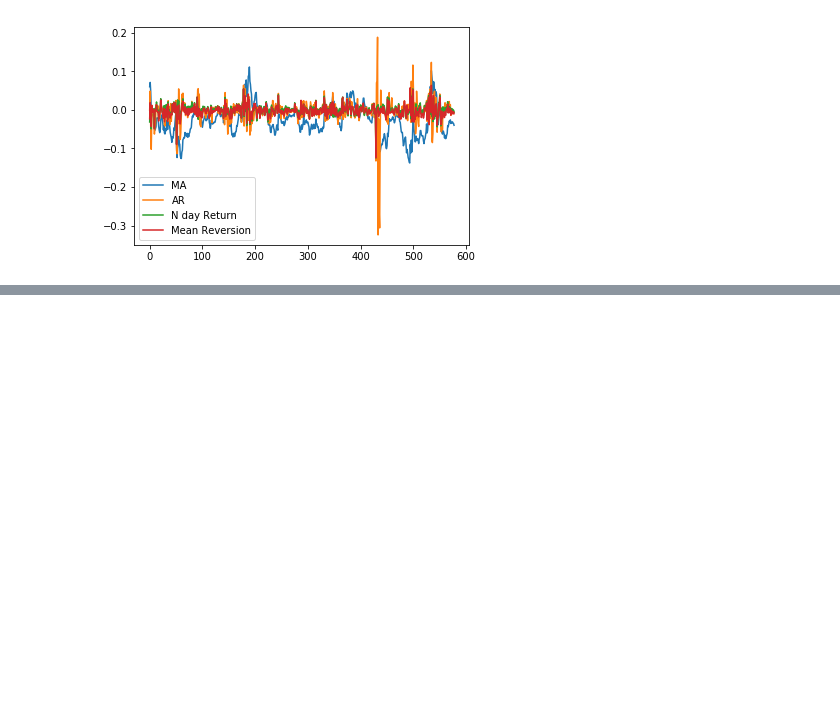
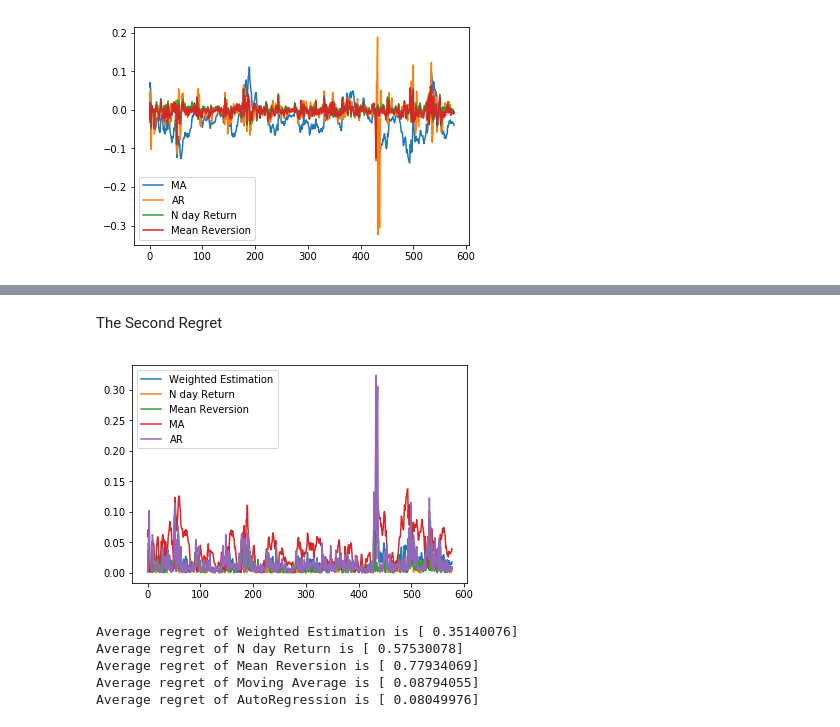
Before and after one commit to YangZhou7/Multi-Armed-Bandit-, a Jupyter notebook: WeightedEstimation.ipynb, the cells around one changed output, grey strips where cells are left out. Saved outputs shown, nothing was run; the diff lists cells and outputs as text; code cells hidden in the pictures; blank space fills up the shorter version.

```diff
--- a/WeightedEstimation.ipynb
+++ b/WeightedEstimation.ipynb
@@ -219,0 +230,46 @@ plt.show()
+# %% [markdown]
+The Second Regret
+# %%
+WEst = np.zeros(T-N_day)
+reg_ar = [0]
+reg_ma = [0]
+reg_nd = [0]
+reg_ou = [0]
+reg_we = [0]
+w_nd=[]
+w_ou=[]
+w_ar=[]
+w_ma=[]
+for t in range(T-N_day):
+    w_nd.append(np.exp(-reg_nd[0])/(np.exp(-reg_nd[0]) + np.exp(-reg_ou[0])+np.exp(-reg_ar[0]) + np.exp(-reg_ma[0])))
+    w_ou.append(np.exp(-reg_ou[0])/(np.exp(-reg_nd[0]) + np.exp(-reg_ou[0])+np.exp(-reg_ar[0]) + np.exp(-reg_ma[0])))
+    w_ar.append(np.exp(-reg_ar[0])/(np.exp(-reg_nd[0]) + np.exp(-reg_ou[0])+np.exp(-reg_ar[0]) + np.exp(-reg_ma[0])))
+    w_ma.append(np.exp(-reg_ma[0])/(np.exp(-reg_nd[0]) + np.exp(-reg_ou[0])+np.exp(-reg_ar[0]) + np.exp(-reg_ma[0])))
+    WEst[t] = w_nd[t]*S_nd[t] + w_ou[t]*S_ou[t]+w_ar[t]*S_ar[t] + w_ma[t]*S_ma[t]
+    #simulate investment
+    if t < T-N_day-1:
+        reg_nd += -np.sign(S_nd[t]-LogSt[t+N_day])*(St[t+N_day+1]-St[t+N_day])/1000
+        reg_ou += -np.sign(S_ou[t]-LogSt[t+N_day])*(St[t+N_day+1]-St[t+N_day])/1000
+        reg_ar += -np.sign(S_ar[t]-LogSt[t+N_day])*(St[t+N_day+1]-St[t+N_day])/1000
+        reg_ma += -np.sign(S_ma[t]-LogSt[t+N_day])*(St[t+N_day+1]-St[t+N_day])/1000
+        reg_we += -np.sign(WEst[t]-LogSt[t+N_day])*(St[t+N_day+1]-St[t+N_day])/1000
+
+plt.plot(abs(WEst-np.array(X[N_day:])))
+plt.plot(abs(S_nd-np.array(X[N_day:])))
+plt.plot(abs(S_ou-np.array(X[N_day:])))
+plt.plot(abs(S_ma-np.array(X[N_day:])))
+plt.plot(abs(S_ar-np.array(X[N_day:])))
+plt.legend(['Weighted Estimation', 'N day Return', 'Mean Reversion','MA','AR'])
+plt.show()
+print('Average regret of Weighted Estimation is',reg_we)
+print('Average regret of N day Return is',reg_nd)
+print('Average regret of Mean Reversion is',reg_ou)
+print('Average regret of Moving Average is',reg_ma)
+print('Average regret of AutoRegression is',reg_ar)
+# %% [output]
+[figure, added]
+Average regret of Weighted Estimation is [ 0.35140076]
+Average regret of N day Return is [ 0.57530078]
+Average regret of Mean Reversion is [ 0.77934069]
+Average regret of Moving Average is [ 0.08794055]
+Average regret of AutoRegression is [ 0.08049976]
```
Also changed, not shown: parts of 23 cells of this notebook.
